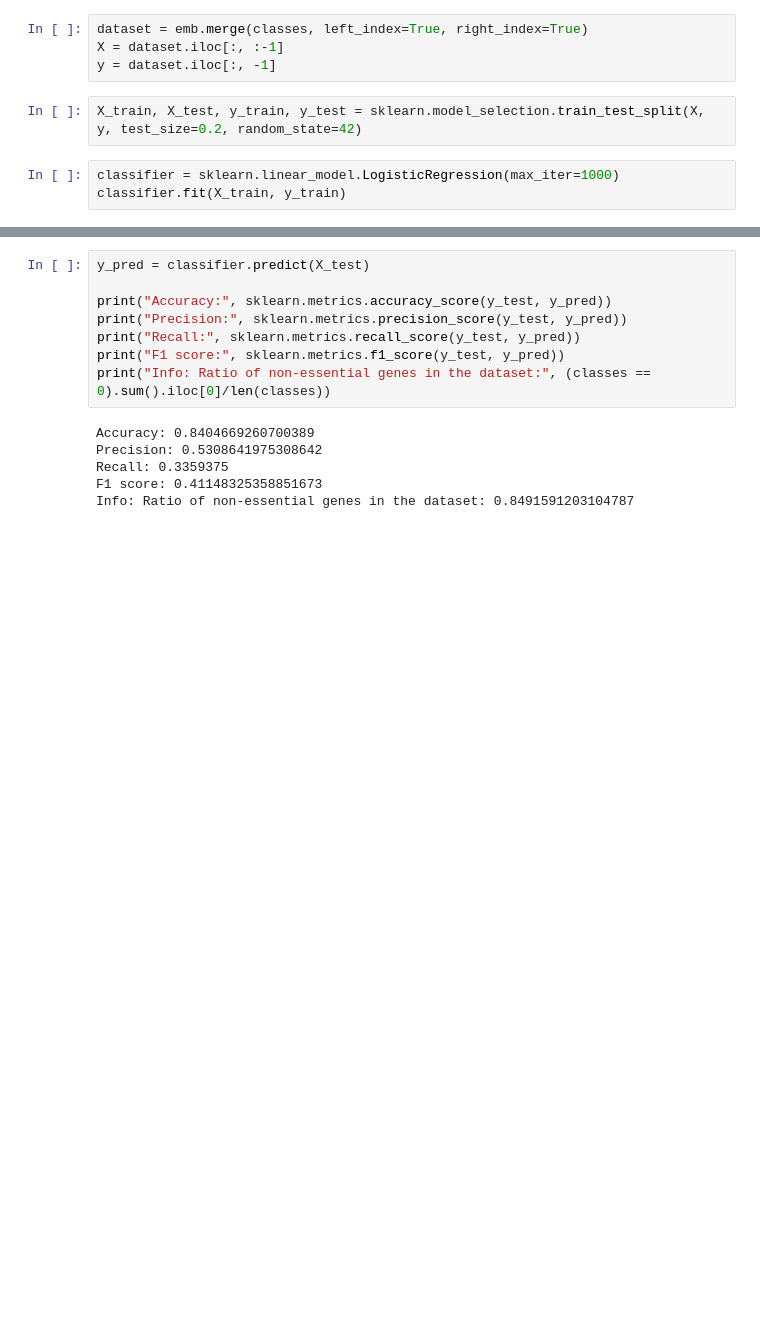
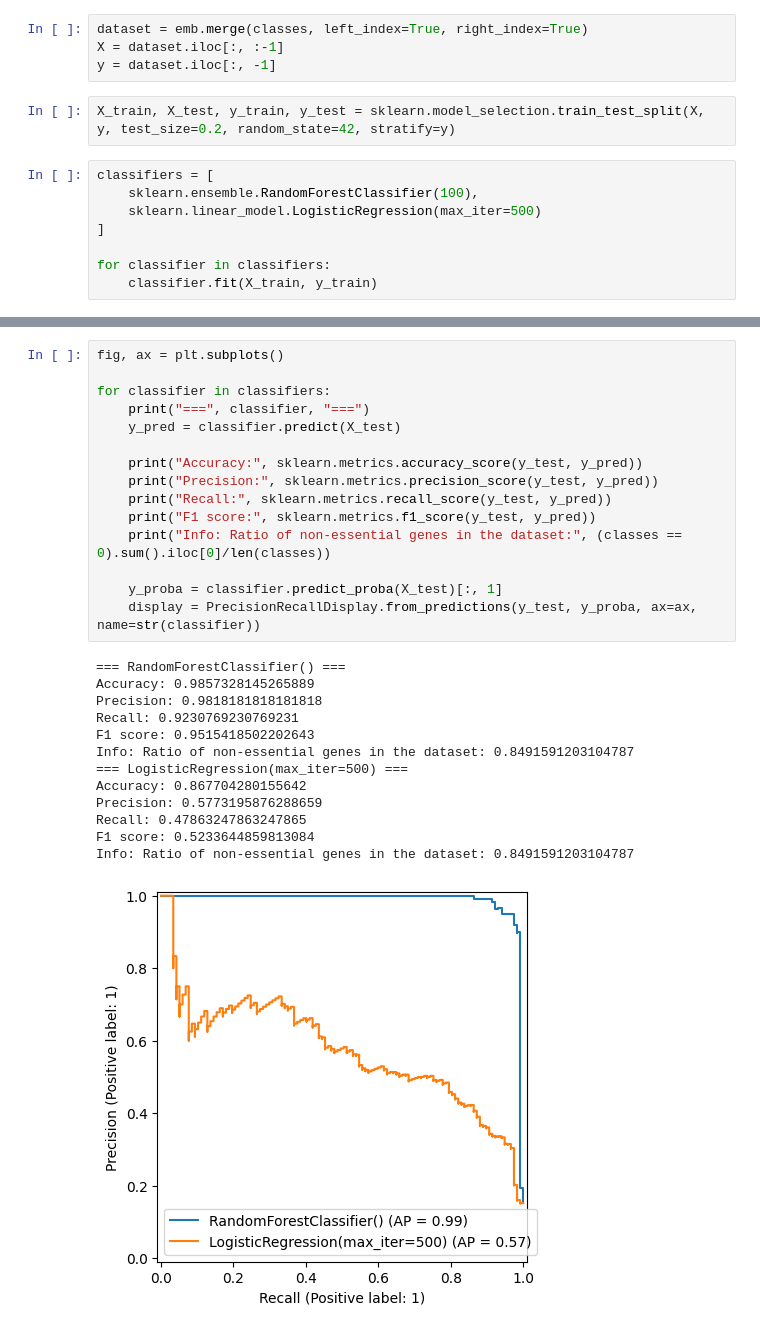
Before and after one commit to lesves/yeast-embeddings, a Jupyter notebook: evaluation/EssentialityClassification.ipynb, the cells around one changed output, grey strips where cells are left out. Cells and saved outputs as stored; diff of their text form; blank space fills up the shorter version.

Commit message:
Improved precision-recall script

```diff
--- a/evaluation/EssentialityClassification.ipynb
+++ b/evaluation/EssentialityClassification.ipynb
@@ -16,8 +18,13 @@ dataset = emb.merge(classes, left_index=True, right_index=True)
 X = dataset.iloc[:, :-1]
 y = dataset.iloc[:, -1]
 # %%
-X_train, X_test, y_train, y_test = sklearn.model_selection.train_test_split(X, y, test_size=0.2, random_state=42)
+X_train, X_test, y_train, y_test = sklearn.model_selection.train_test_split(X, y, test_size=0.2, random_state=42, stratify=y)
 # %%
-classifier = sklearn.linear_model.LogisticRegression(max_iter=1000)
-classifier.fit(X_train, y_train)
+classifiers = [
+    sklearn.ensemble.RandomForestClassifier(100),
+    sklearn.linear_model.LogisticRegression(max_iter=500)
+]
+
+for classifier in classifiers:
+    classifier.fit(X_train, y_train)
 # %% [output]
@@ -25,14 +38,29 @@ LogisticRegression(max_iter=1000)
 # %%
-y_pred = classifier.predict(X_test)
+fig, ax = plt.subplots()
 
-print("Accuracy:", sklearn.metrics.accuracy_score(y_test, y_pred))
-print("Precision:", sklearn.metrics.precision_score(y_test, y_pred))
-print("Recall:", sklearn.metrics.recall_score(y_test, y_pred))
-print("F1 score:", sklearn.metrics.f1_score(y_test, y_pred))
-print("Info: Ratio of non-essential genes in the dataset:", (classes == 0).sum().iloc[0]/len(classes))
+for classifier in classifiers:
+    print("===", classifier, "===")
+    y_pred = classifier.predict(X_test)
+
+    print("Accuracy:", sklearn.metrics.accuracy_score(y_test, y_pred))
+    print("Precision:", sklearn.metrics.precision_score(y_test, y_pred))
+    print("Recall:", sklearn.metrics.recall_score(y_test, y_pred))
+    print("F1 score:", sklearn.metrics.f1_score(y_test, y_pred))
+    print("Info: Ratio of non-essential genes in the dataset:", (classes == 0).sum().iloc[0]/len(classes))
+
+    y_proba = classifier.predict_proba(X_test)[:, 1]
+    display = PrecisionRecallDisplay.from_predictions(y_test, y_proba, ax=ax, name=str(classifier))
 # %% [output]
-Accuracy: 0.8404669260700389
-Precision: 0.5308641975308642
-Recall: 0.3359375
-F1 score: 0.41148325358851673
+=== RandomForestClassifier() ===
+Accuracy: 0.9857328145265889
+Precision: 0.9818181818181818
+Recall: 0.9230769230769231
+F1 score: 0.9515418502202643
 Info: Ratio of non-essential genes in the dataset: 0.8491591203104787
+=== LogisticRegression(max_iter=500) ===
+Accuracy: 0.867704280155642
+Precision: 0.5773195876288659
+Recall: 0.47863247863247865
+F1 score: 0.5233644859813084
+Info: Ratio of non-essential genes in the dataset: 0.8491591203104787
+[figure, added]
```
Also changed, not shown: parts of 2 cells of this notebook, 2 other files.
